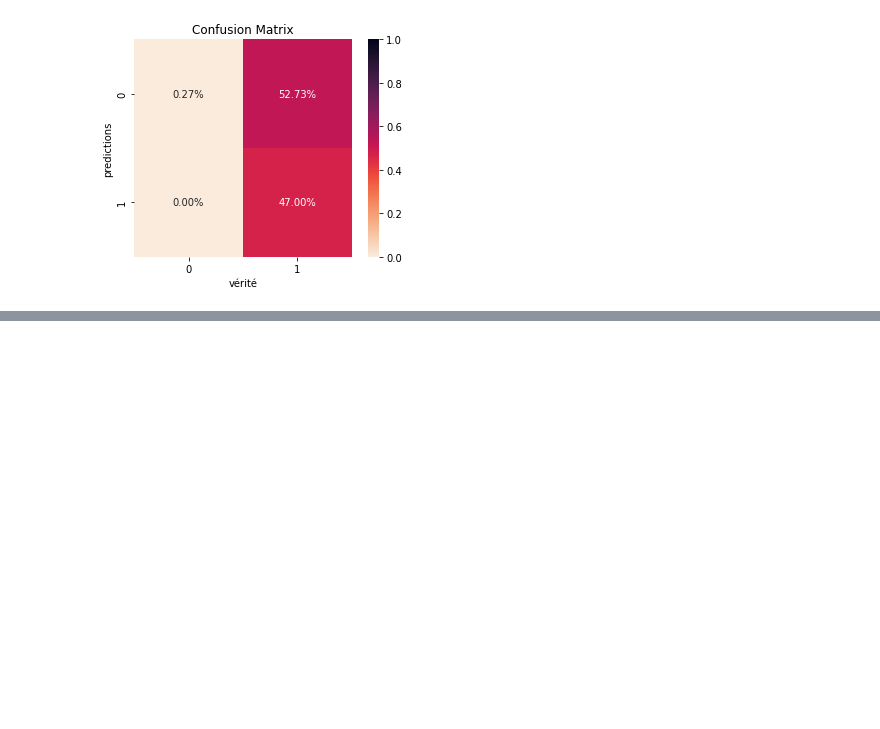
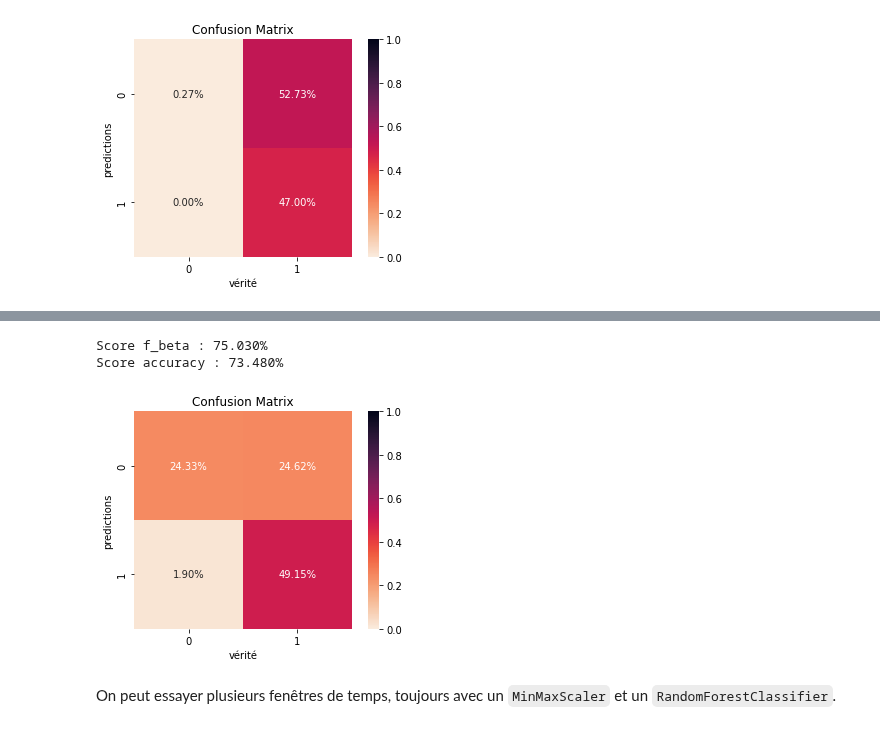
Before and after one commit to hugo-mi/Activity_Detection_From_Electrical_Consumption_Load_Curves, a Jupyter notebook: Exploratory Data Analysis/classification_house1_vs_house2.ipynb, the cells around one changed output, grey strips where cells are left out. Cells and saved outputs as stored; diff of their text form; code cells hidden in the pictures; blank space fills up the shorter version.

````diff
--- a/Exploratory Data Analysis/classification_house1_vs_house2.ipynb
+++ b/Exploratory Data Analysis/classification_house1_vs_house2.ipynb
@@ -134,0 +158,11 @@ Score accuracy : 47.269%
+# %%
+hgbc = HistGradientBoostingClassifier()
+hgbc.fit(X_train, y_train.ravel())
+y_pred = hgbc.predict(X_test)
+mod.plot_confusion_matrix(y_test, y_pred);
+# %% [output]
+Score f_beta : 75.030%
+Score accuracy : 73.480%
+[figure, added]
+# %% [markdown]
+On peut essayer plusieurs fenêtres de temps, toujours avec un ```MinMaxScaler``` et un ```RandomForestClassifier```.
````
Also changed, not shown: parts of 18 cells of this notebook.
